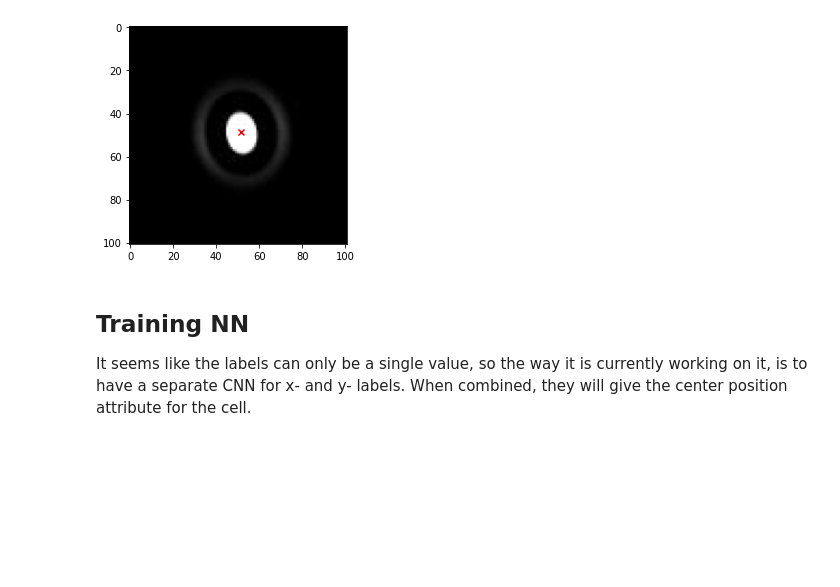
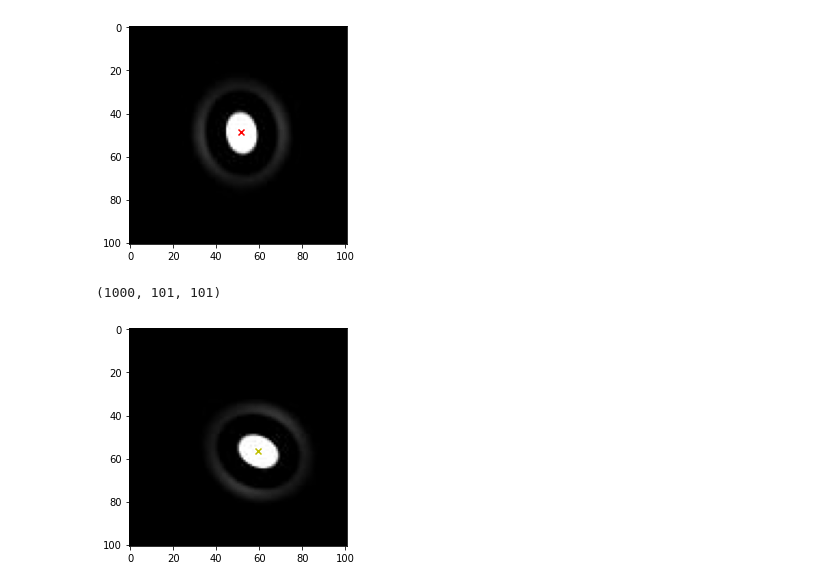
Before and after one commit to courtneyzhan/particle-tracking, a Jupyter notebook: deeptrack_particle_tracking_cnn.ipynb, the cells around one changed output. Saved outputs shown, nothing was run; the diff lists cells and outputs as text; code cells hidden in the pictures; blank space fills up the shorter version.

```diff
--- a/deeptrack_particle_tracking_cnn.ipynb
+++ b/deeptrack_particle_tracking_cnn.ipynb
@@ -96,15 +105,6 @@ for i in chosen:
     plt.scatter(label[1] - 1, label[0] - 1, c="r", marker="x") # 1-indexed, compensate with -1
     plt.show()
 original_all_images = all_images.copy()
-# The generator part
-for i in range(0, len(all_images)):
-    img_data = all_images[i] #all_images[0]
-    label = dataset[i]
-    img_data = dt.features.Dataset(img_data)
-    img_data.properties.setdefault('position', [label[1] - 1, label[0] - 1])
-    # print(img_data.properties)
-    all_images[0] = img_data
-all_images = np.array(all_images)
 # %% [output]
 Finished loading all images
 [48.5     50.5      0.55125]
@@ -115,6 +115,42 @@ Finished loading all images
 [figure]
 [49.5      52.5       0.077995]
 [figure]
-# %% [markdown]
-## Training NN
-It seems like the labels can only be a single value, so the way it is currently working on it, is to have a separate CNN for x- and y- labels. When combined, they will give the center position attribute for the cell.
+# %%
+max_width = 101
+# Load in Labels
+dataset = pd.read_csv('/Users/zhimin/Courtney/winter_research/data/csv/data.csv')
+dataset = np.array(dataset, dtype="float64")
+dataset = dataset / 2.0
+new_all_images = [] # 57x57
+# random range is 0-44
+
+old_label = []
+for i in range(1, 1001):
+    img_data = image.imread('/Users/zhimin/Courtney/winter_research/data/dataset/image' + str(i) + '.jpg')
+    # print(img_data)
+    C = img_data[22:-22, 22:-22]
+# print(C)
+    rand_x = randint(0, 44)
+    rand_y = randint(0, 44)
+
+    D = np.pad(C, ((rand_x, max_width - 57 - rand_x), (rand_y, max_width - 57 - rand_y)), 'constant')
+#     print("Old coordinates were ", dataset[0], "Change by", rand_x, rand_y)
+    old_label = dataset[0].copy()
+    dataset[i - 1] = [dataset[i - 1][0] - 22 + rand_x, dataset[i - 1][1] - 22 + rand_y, dataset[i - 1][2]]
+#     print("New coordinates are ", dataset[0])
+
+    new_all_images.append(D)
+#     plt.imshow(np.squeeze(D), cmap='gray')
+#     plt.show()
+
+new_all_images = np.array(new_all_images)
+print(new_all_images.shape)
+# print(new_all_images.shape)
+plt.imshow(np.squeeze(new_all_images[0]), cmap='gray')
+label = dataset[0]
+plt.scatter(label[1] - 1, label[0] - 1, c="y", marker="x") # 1-indexed, compensate with -1
+# plt.scatter(old_label[1] - 1, old_label[0] - 1, c="g", marker="x") # 1-indexed, compensate with -1
+plt.show()
+# %% [output]
+(1000, 101, 101)
+[figure, added]
```
Also changed, not shown: parts of 20 cells of this notebook, 1 other file.
